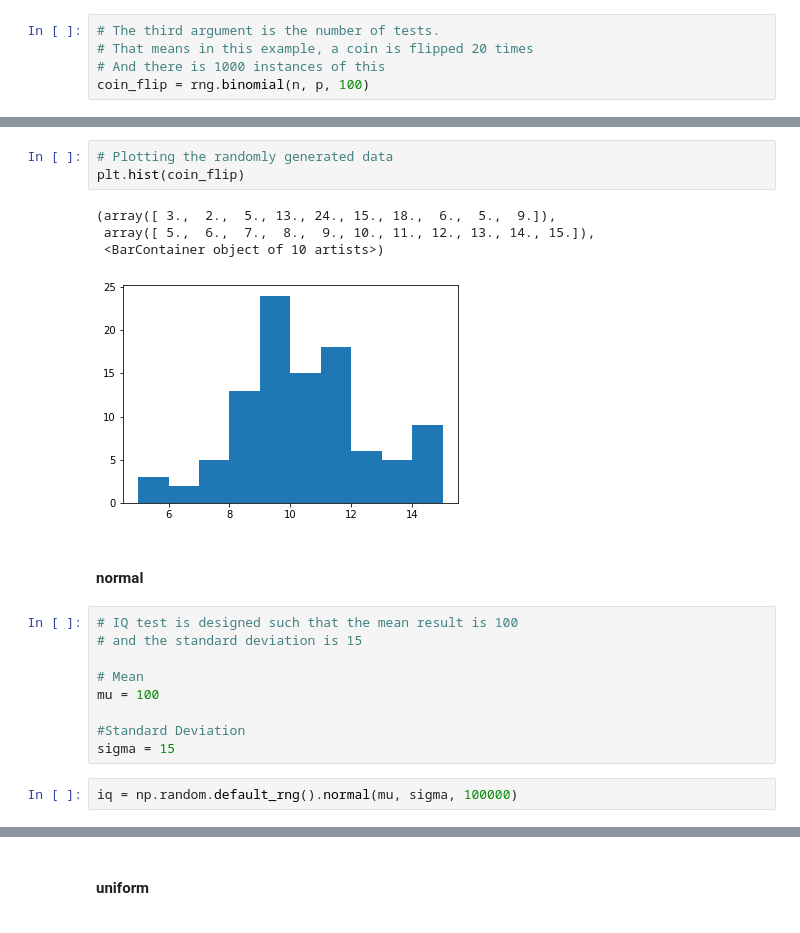
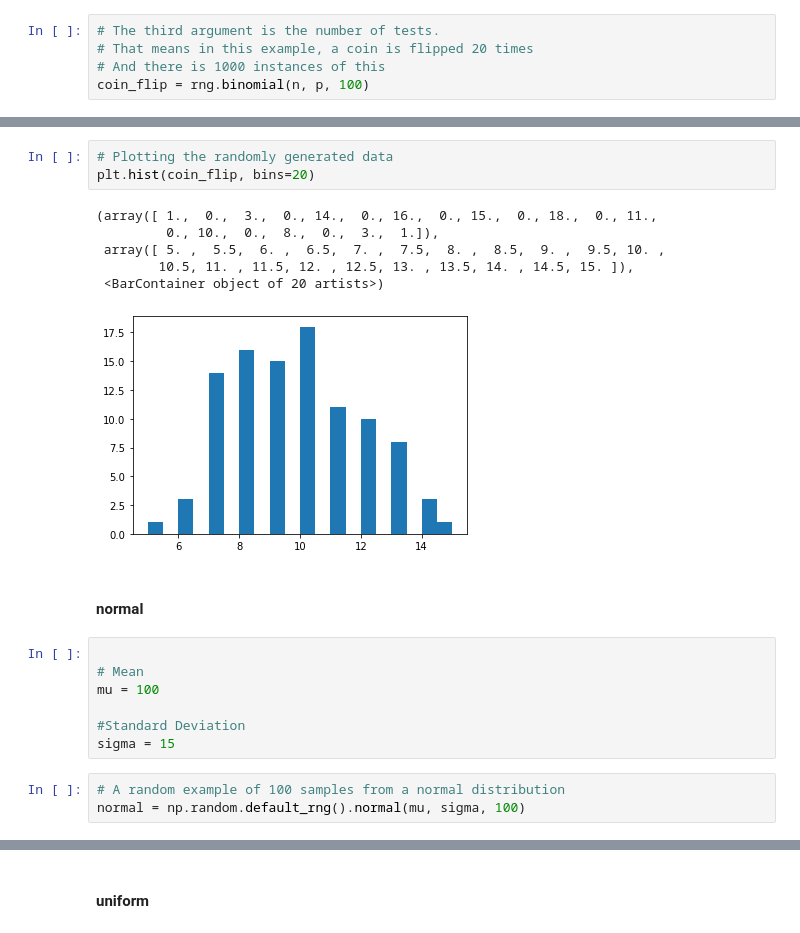
Before and after one commit to andrewjscott/Programming-for-Data-Analysis-Assignment, a Jupyter notebook: Numpy-random.ipynb, the cells around one changed output, grey strips where cells are left out. Saved outputs shown, nothing was run; the diff lists cells and outputs as text.

Commit message:
Adding distributions code

```diff
--- a/Numpy-random.ipynb
+++ b/Numpy-random.ipynb
@@ -158,17 +158,17 @@ array([ 9,  8,  8, 13, 11, 12, 10, 12, 12, 14,  9, 14,  8,  9,  8,  9, 11,
       dtype=int64)
 # %%
 # Plotting the randomly generated data
-plt.hist(coin_flip)
+plt.hist(coin_flip, bins=20)
 # %% [output]
-(array([ 3.,  2.,  5., 13., 24., 15., 18.,  6.,  5.,  9.]),
- array([ 5.,  6.,  7.,  8.,  9., 10., 11., 12., 13., 14., 15.]),
- <BarContainer object of 10 artists>)
+(array([ 1.,  0.,  3.,  0., 14.,  0., 16.,  0., 15.,  0., 18.,  0., 11.,
+         0., 10.,  0.,  8.,  0.,  3.,  1.]),
+ array([ 5. ,  5.5,  6. ,  6.5,  7. ,  7.5,  8. ,  8.5,  9. ,  9.5, 10. ,
+        10.5, 11. , 11.5, 12. , 12.5, 13. , 13.5, 14. , 14.5, 15. ]),
+ <BarContainer object of 20 artists>)
-[figure, old version]
+[figure, new version]
 # %% [markdown]
 #### normal
 # %%
-# IQ test is designed such that the mean result is 100
-# and the standard deviation is 15
 
 # Mean
 mu = 100
@@ -176,5 +176,6 @@ mu = 100
 #Standard Deviation
 sigma = 15
 # %%
-iq = np.random.default_rng().normal(mu, sigma, 100000)
+# A random example of 100 samples from a normal distribution
+normal = np.random.default_rng().normal(mu, sigma, 100)
 # %%
```
Also changed, not shown: parts of 21 cells of this notebook.
